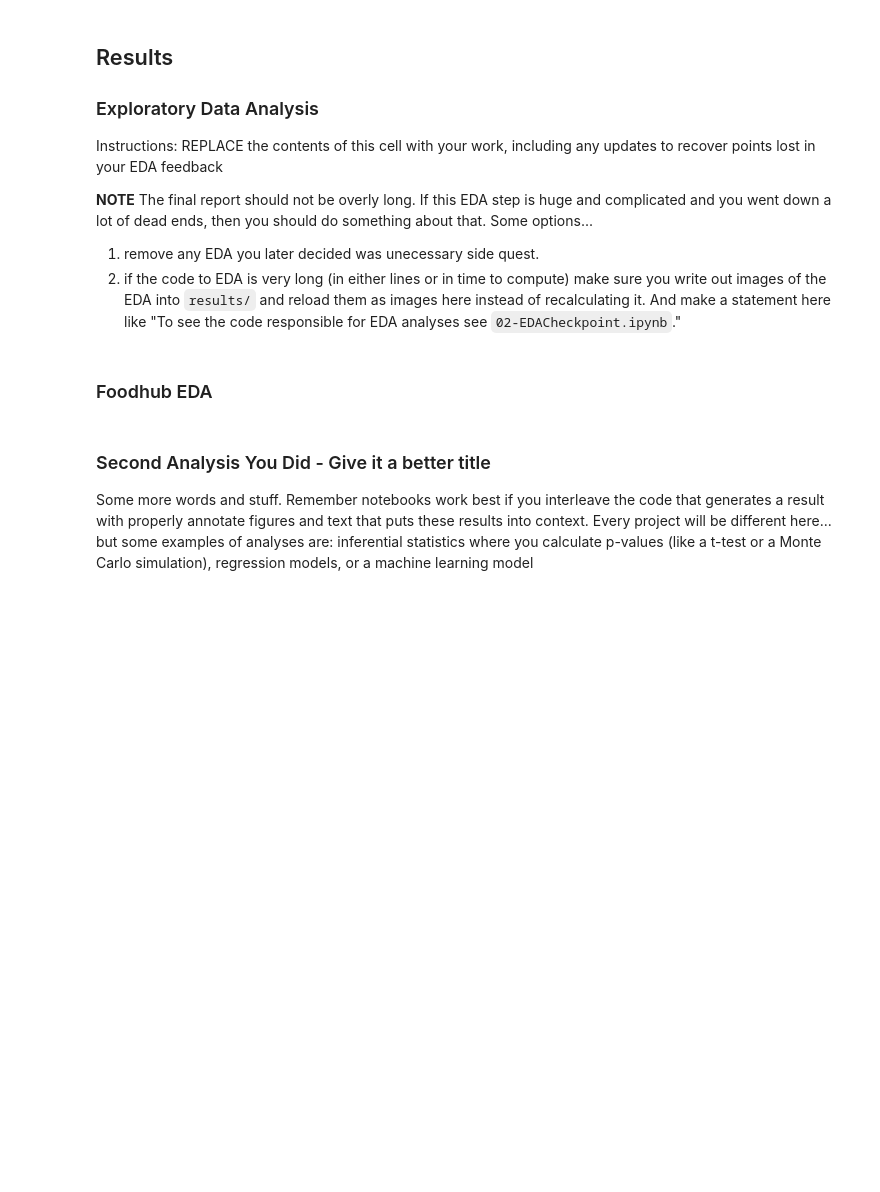
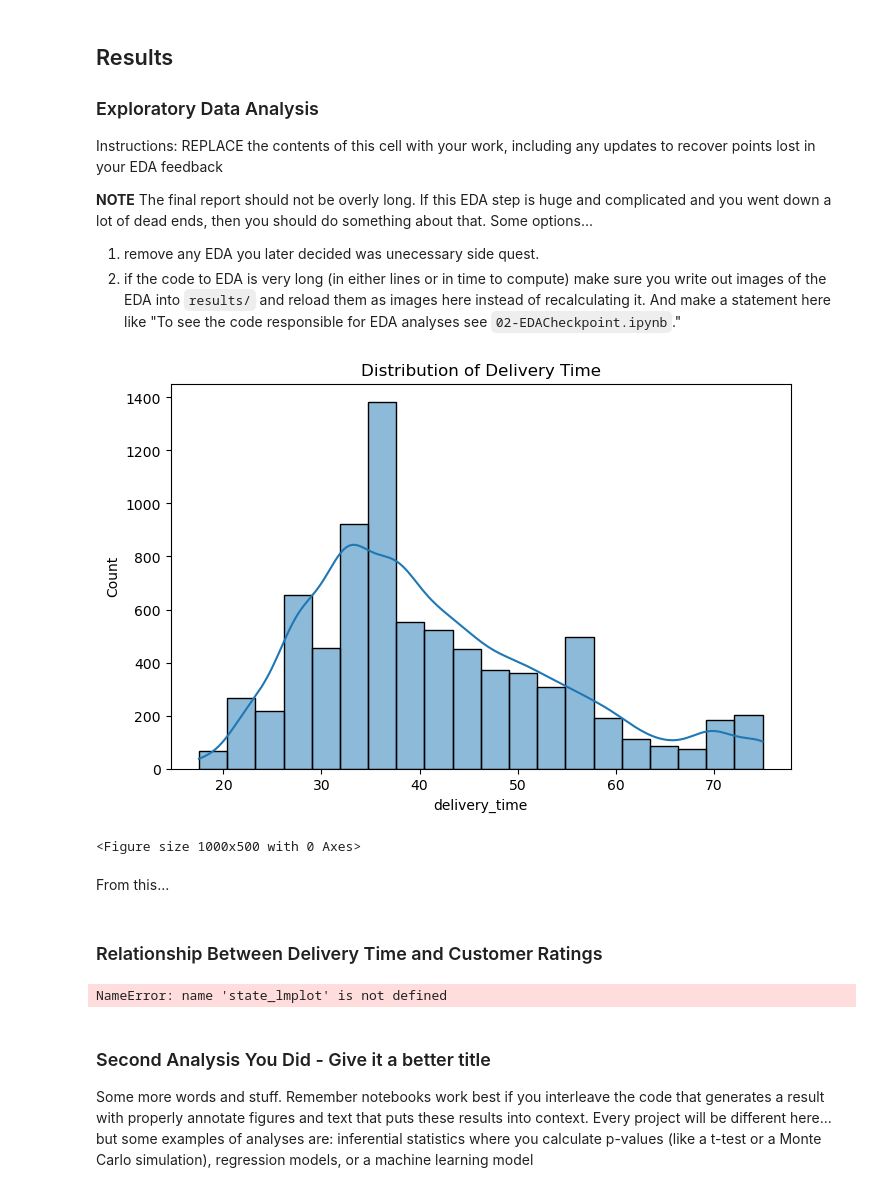
Before and after one commit to COGS108/Group111_WI26, a Jupyter notebook: 03-FinalProject.ipynb, the cells around one changed output. Saved outputs shown, nothing was run; the diff lists cells and outputs as text; code cells hidden in the pictures; blank space fills up the shorter version.

```diff
--- a/03-FinalProject.ipynb
+++ b/03-FinalProject.ipynb
@@ -305,5 +300,3 @@ Instructions: REPLACE the contents of this cell with your work, including any up
 
 1) remove any EDA you later decided was unecessary side quest.
 2) if the code to EDA is very long (in either lines or in time to compute) make sure you write out images of the EDA into `results/` and reload them as images here instead of recalculating it. And make a statement here like "To see the code responsible for EDA analyses see `02-EDACheckpoint.ipynb`."
-# %% [markdown]
-### Foodhub EDA
@@ -313,3 +303,28 @@ Instructions: REPLACE the contents of this cell with your work, including any up
+# %%
+plt.figure(figsize=(8,5))
+
+sns.histplot(
+    data=grubhub,
+    x='delivery_time',
+    bins=20,
+    kde=True
+)
+
+plt.title("Distribution of Delivery Time")# Create bins
+grubhub['delivery_bin'] = pd.cut(grubhub['delivery_time'], bins=6)
+
+plt.figure(figsize=(10,5));
+# %% [output]
+[figure, added]
+<Figure size 1000x500 with 0 Axes>
+# %% [markdown]
+From this...
+# %% [markdown]
+### Relationship Between Delivery Time and Customer Ratings
+# %%
+state_lmplot(grubhub)
+# %% [output]
+NameError: name 'state_lmplot' is not defined
 # %% [markdown]
 ### Second Analysis You Did - Give it a better title
 
```
Also changed, not shown: parts of 3 cells of this notebook.
